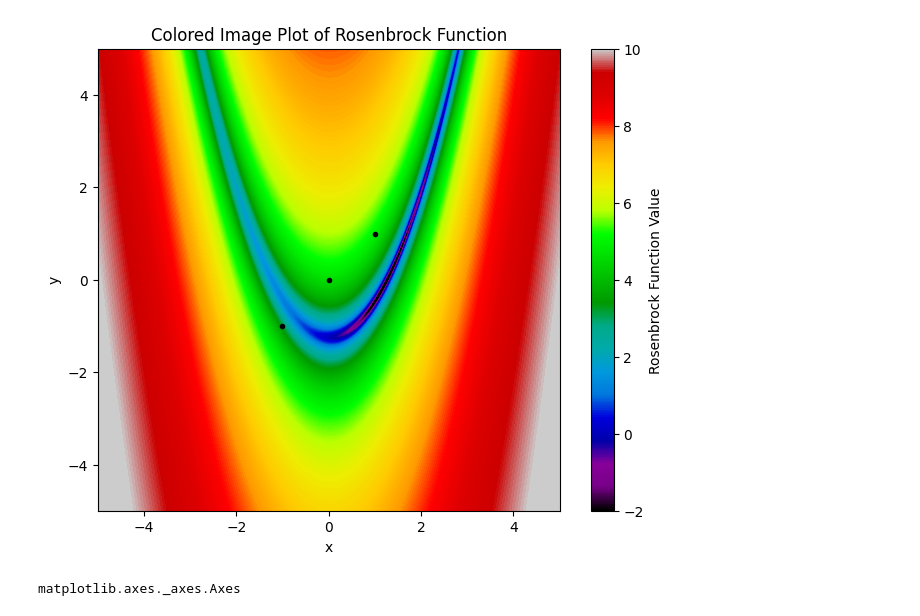
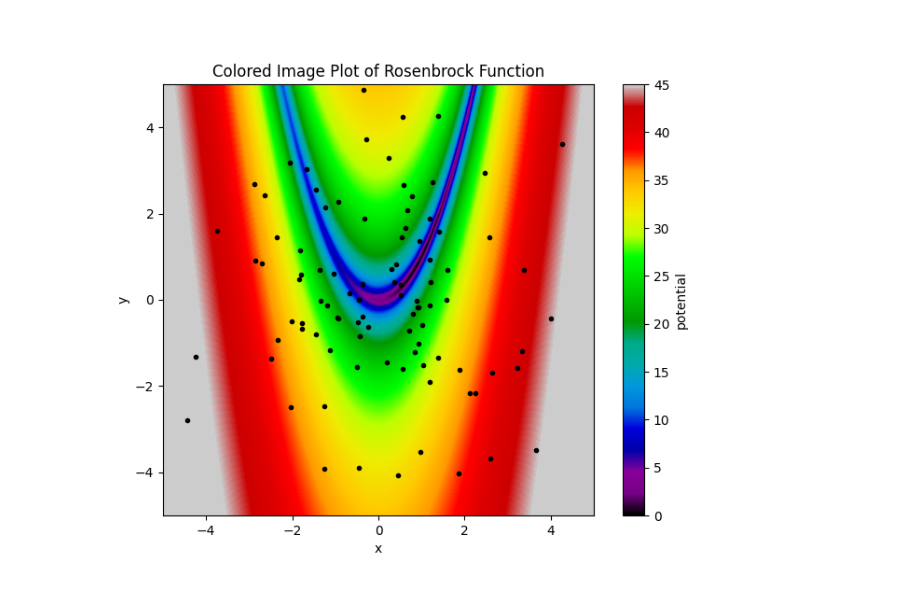
Before and after one commit to robdmc/random, a Jupyter notebook: notebooks/chilled_descent/try1.ipynb, the cells around one changed output. Cells and saved outputs as stored; diff of their text form; code cells hidden in the pictures.

```diff
--- a/notebooks/chilled_descent/try1.ipynb
+++ b/notebooks/chilled_descent/try1.ipynb
@@ -0,0 +9,5 @@
+# %%
+def get_initial_balls(N, sigma, seed=10):
+    key = jax.random.PRNGKey(seed)
+    w = sigma * jax.random.normal(key, (N, 2))
+    return w
@@ -1,38 +77,33 @@
 # %%
-import numpy as np
-import matplotlib.pyplot as plt
+def plot_potential(potential, xlim=(-5, 5), ylim=(-5, 5), clim=(0, 45), db=True, ball_generator=None):
+    # Generate data
+    x = np.linspace(xlim[0], xlim[1], 1000)
+    y = np.linspace(ylim[0], ylim[1], 1000)
+    X, Y = np.meshgrid(x, y)
+    Z = rosenbrock(X, Y)
+    if db:
+        Z = 10 * np.log10(1 + Z)
 
-# Define the Rosenbrock function
-def rosenbrock(x, y):
-    return (1 - x)**2 + 100 * (y - x**2)**2
+    fig = plt.figure(figsize=(8, 6))
+    cmap = 'nipy_spectral'
+    plt.imshow(Z, extent=[-5, 5, -5, 5], origin='lower', cmap=cmap)
+    plt.colorbar(label='potential')
+    plt.clim(*clim)
+    plt.title('Colored Image Plot of Rosenbrock Function')
+    plt.xlabel('x')
+    plt.ylabel('y')
+    ax = fig.axes[0]
+    if ball_generator is not None:
+        W = ball_generator()
+        ax.plot(W[:, 0], W[:, 1], '.', color='black')
+        ax.set_xlim(xlim)
+        ax.set_ylim(ylim)
 
-# Generate data
-x = np.linspace(-4, 4, 1000)
-y = np.linspace(-3, 5, 1000)
-X, Y = np.meshgrid(x, y)
-Z = rosenbrock(X, Y)
-Z = np.log(1e-3 + Z)
 
-# Plotting
-fig = plt.figure(figsize=(8, 6))
+    # ax.plot([0, 1, -1], [0, 1, -1], '.', color='black')
+    return ax
 
-cmap = 'viridis'
-# cmap = 'magma'
-# cmap = 'jet'
-# cmap = 'gist_ncar'
-cmap = 'nipy_spectral'
-plt.imshow(Z, extent=[-5, 5, -5, 5], origin='lower', cmap=cmap)
-plt.colorbar(label='Rosenbrock Function Value')
-plt.clim(-2, 10)
-plt.title('Colored Image Plot of Rosenbrock Function')
-plt.xlabel('x')
-plt.ylabel('y')
-ax = fig.axes[0]
-ax.plot([0, 1, -1], [0, 1, -1], '.', color='black');
-# plt.show()
+ax = plot_potential(rosenbrock, ball_generator=ball_generator)
+# ax.plot([0, 1, -1], [0, 1, -1], '.', color='black')
 # %% [output]
-[figure, old version]
+[figure, new version]
-# %%
-type(fig.axes[0])
-# %% [output]
-matplotlib.axes._axes.Axes
```
Also changed, not shown: parts of 2 cells of this notebook.
